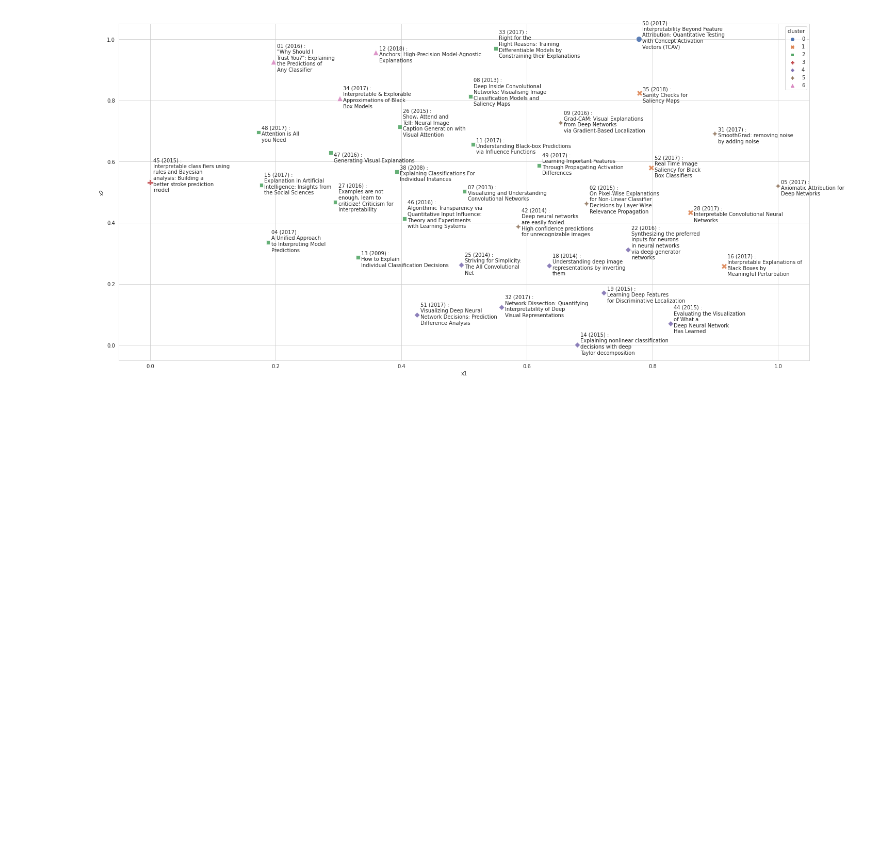
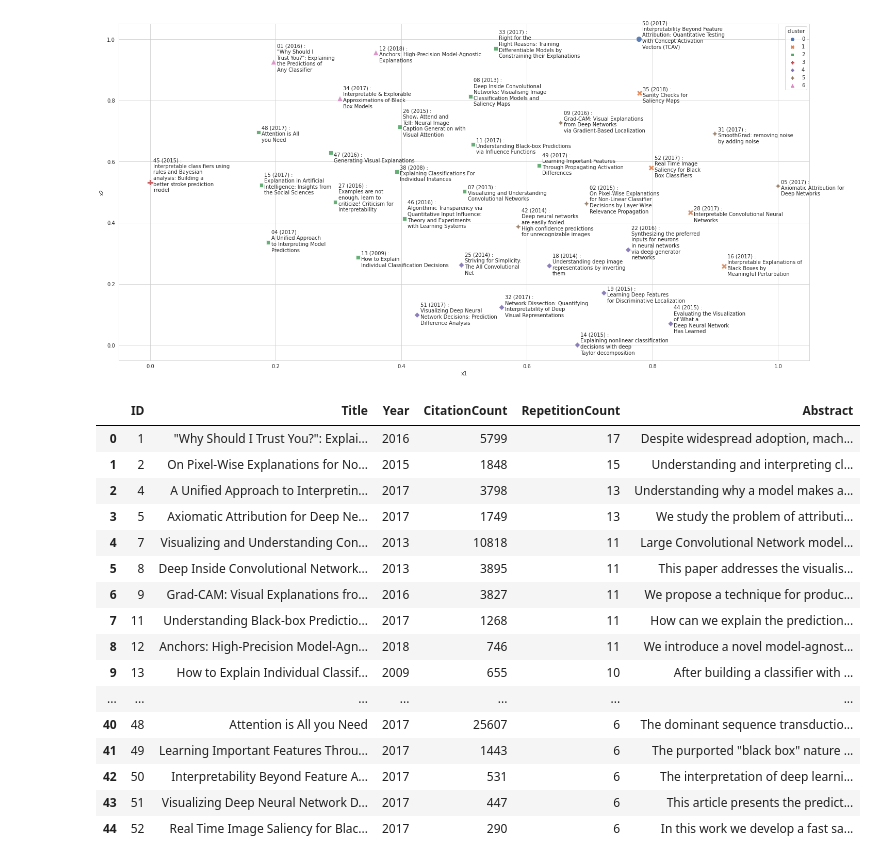
Before and after one commit to mozo64/xai-survey, a Jupyter notebook: src/clustering.ipynb, the cells around one changed output. Saved outputs shown, nothing was run; the diff lists cells and outputs as text; code cells hidden in the pictures; blank space fills up the shorter version.

Commit message:
Clustering of articles on survey data
- Explanations on article Title and Abstract

```diff
--- a/src/clustering.ipynb
+++ b/src/clustering.ipynb
@@ -537,2 +540,22 @@ visualise_clusters(df_edges_spacy_lsa_and_lsa_tsne)
 # expert clusters from Parisa  -> knAC
 # inxai -> dodac NLU, metryki
+# %%
+df_nodes
+# %% [output]
+|  | ID | Title | Year | CitationCount | RepetitionCount | Abstract |
+| 0 | 1 | "Why Should I Trust You?": Explai... | 2016 | 5799 | 17 | Despite widespread adoption, mach... |
+| 1 | 2 | On Pixel-Wise Explanations for No... | 2015 | 1848 | 15 | Understanding and interpreting cl... |
+| 2 | 4 | A Unified Approach to Interpretin... | 2017 | 3798 | 13 | Understanding why a model makes a... |
+| 3 | 5 | Axiomatic Attribution for Deep Ne... | 2017 | 1749 | 13 | We study the problem of attributi... |
+| 4 | 7 | Visualizing and Understanding Con... | 2013 | 10818 | 11 | Large Convolutional Network model... |
+| 5 | 8 | Deep Inside Convolutional Network... | 2013 | 3895 | 11 | This paper addresses the visualis... |
+| 6 | 9 | Grad-CAM: Visual Explanations fro... | 2016 | 3827 | 11 | We propose a technique for produc... |
+| 7 | 11 | Understanding Black-box Predictio... | 2017 | 1268 | 11 | How can we explain the prediction... |
+| 8 | 12 | Anchors: High-Precision Model-Agn... | 2018 | 746 | 11 | We introduce a novel model-agnost... |
+| 9 | 13 | How to Explain Individual Classif... | 2009 | 655 | 10 | After building a classifier with ... |
+| ... | ... | ... | ... | ... | ... | ... |
+| 40 | 48 | Attention is All you Need | 2017 | 25607 | 6 | The dominant sequence transductio... |
+| 41 | 49 | Learning Important Features Throu... | 2017 | 1443 | 6 | The purported "black box" nature ... |
+| 42 | 50 | Interpretability Beyond Feature A... | 2017 | 531 | 6 | The interpretation of deep learni... |
+| 43 | 51 | Visualizing Deep Neural Network D... | 2017 | 447 | 6 | This article presents the predict... |
+| 44 | 52 | Real Time Image Saliency for Blac... | 2017 | 290 | 6 | In this work we develop a fast sa... |
```
Also changed, not shown: parts of 4 cells of this notebook.
